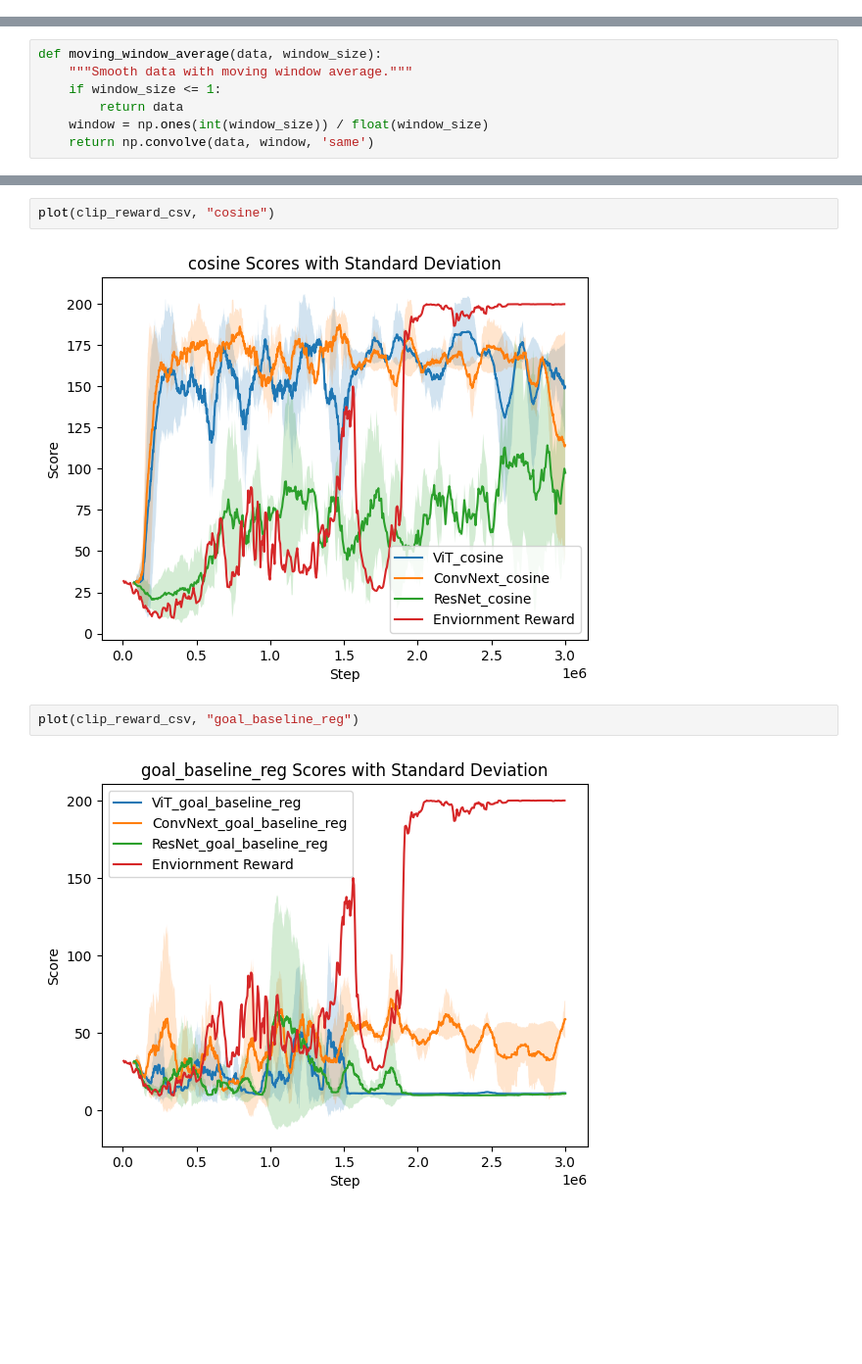
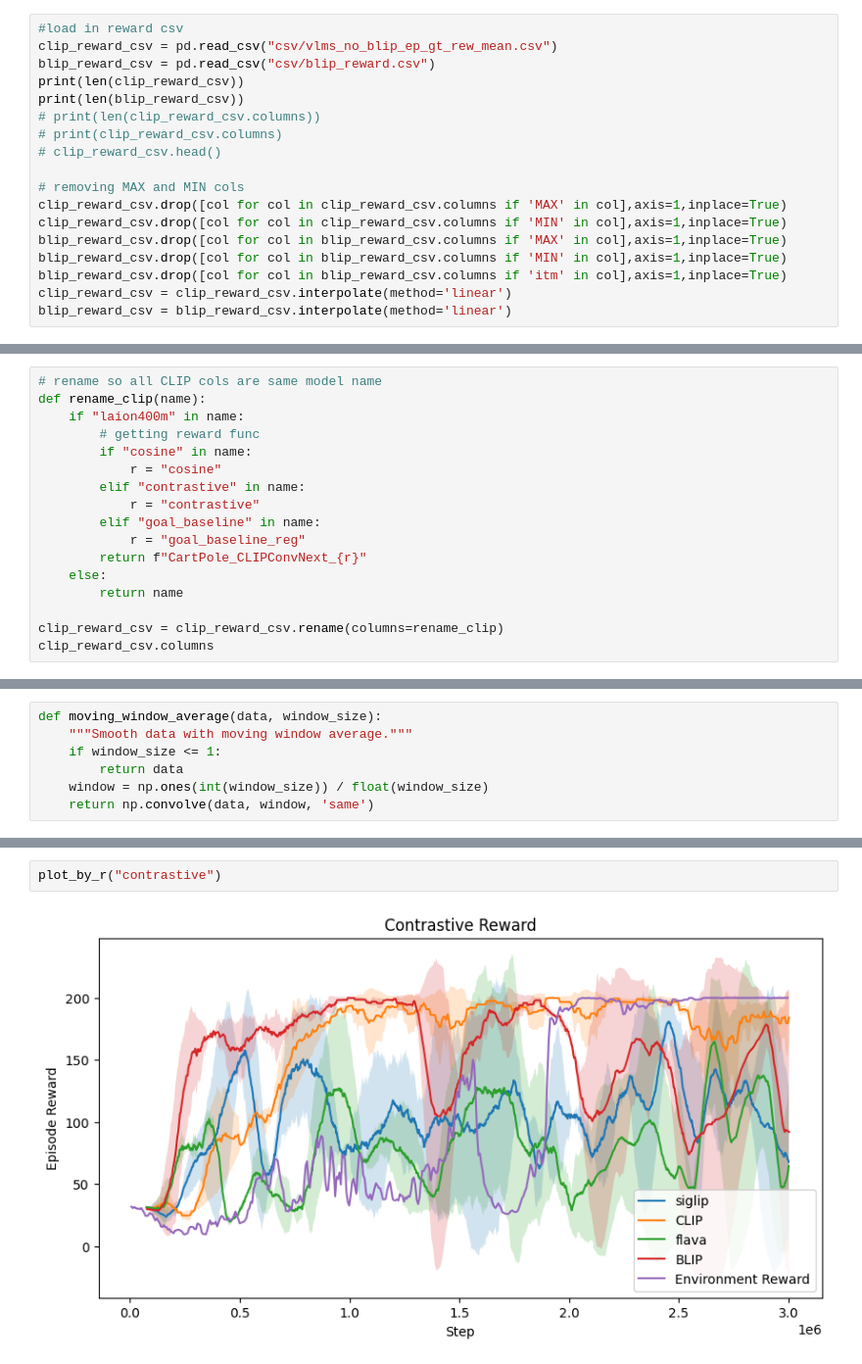
Before and after one commit to JiahuiKChen/vlmrm_plotting, a Jupyter notebook: all_VLM.ipynb, the cells around one changed output, grey strips where cells are left out. Shown at 98% size. Saved outputs shown, nothing was run; the diff lists cells and outputs as text; blank space fills up the shorter version.

Commit message:
VLMs and reward funcs over VLMs plots done

```diff
--- a/all_VLM.ipynb
+++ b/all_VLM.ipynb
@@ -40,0 +24,18 @@ clip_reward_csv.head()
+# %%
+#load in reward csv
+clip_reward_csv = pd.read_csv("csv/vlms_no_blip_ep_gt_rew_mean.csv")
+blip_reward_csv = pd.read_csv("csv/blip_reward.csv")
+print(len(clip_reward_csv))
+print(len(blip_reward_csv))
+# print(len(clip_reward_csv.columns))
+# print(clip_reward_csv.columns)
+# clip_reward_csv.head()
+
+# removing MAX and MIN cols
+clip_reward_csv.drop([col for col in clip_reward_csv.columns if 'MAX' in col],axis=1,inplace=True)
+clip_reward_csv.drop([col for col in clip_reward_csv.columns if 'MIN' in col],axis=1,inplace=True)
+blip_reward_csv.drop([col for col in blip_reward_csv.columns if 'MAX' in col],axis=1,inplace=True)
+blip_reward_csv.drop([col for col in blip_reward_csv.columns if 'MIN' in col],axis=1,inplace=True)
+blip_reward_csv.drop([col for col in blip_reward_csv.columns if 'itm' in col],axis=1,inplace=True)
+clip_reward_csv = clip_reward_csv.interpolate(method='linear')
+blip_reward_csv = blip_reward_csv.interpolate(method='linear')
@@ -68,0 +69,17 @@ gt_reward_csv.head()
+# %%
+# rename so all CLIP cols are same model name
+def rename_clip(name):
+    if "laion400m" in name:
+        # getting reward func
+        if "cosine" in name:
+            r = "cosine"
+        elif "contrastive" in name:
+            r = "contrastive"
+        elif "goal_baseline" in name:
+            r = "goal_baseline_reg"
+        return f"CartPole_CLIPConvNext_{r}"
+    else:
+        return name
+
+clip_reward_csv = clip_reward_csv.rename(columns=rename_clip)
+clip_reward_csv.columns
@@ -187,8 +219,4 @@ plot(clip_reward_csv, "contrastive")
-# %%
-plot(clip_reward_csv, "cosine")
-# %% [output]
-[figure, removed]
-# %%
-plot(clip_reward_csv, "goal_baseline_reg")
-# %% [output]
-[figure, removed]
+# %%
+plot_by_r("contrastive")
+# %% [output]
+[figure, added]
```
Also changed, not shown: parts of 22 cells of this notebook, 4 other files.
